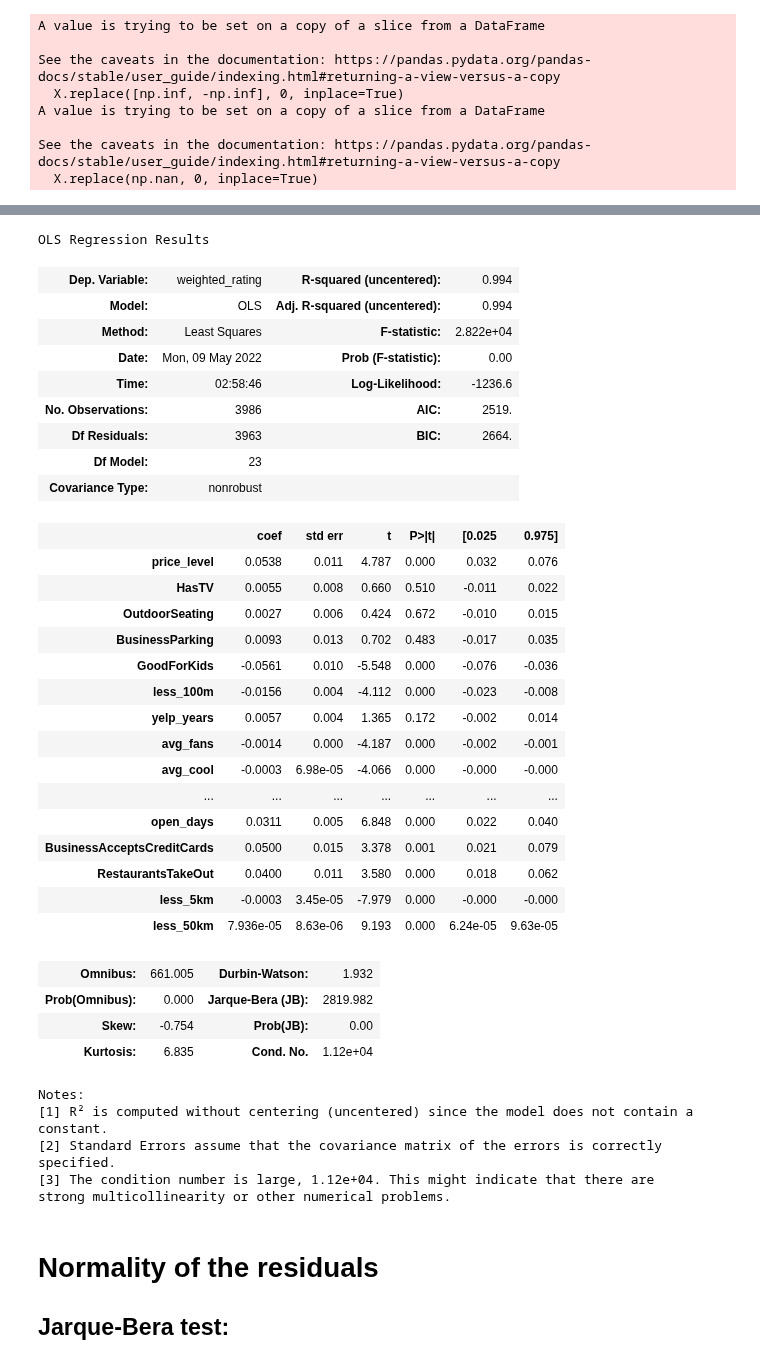
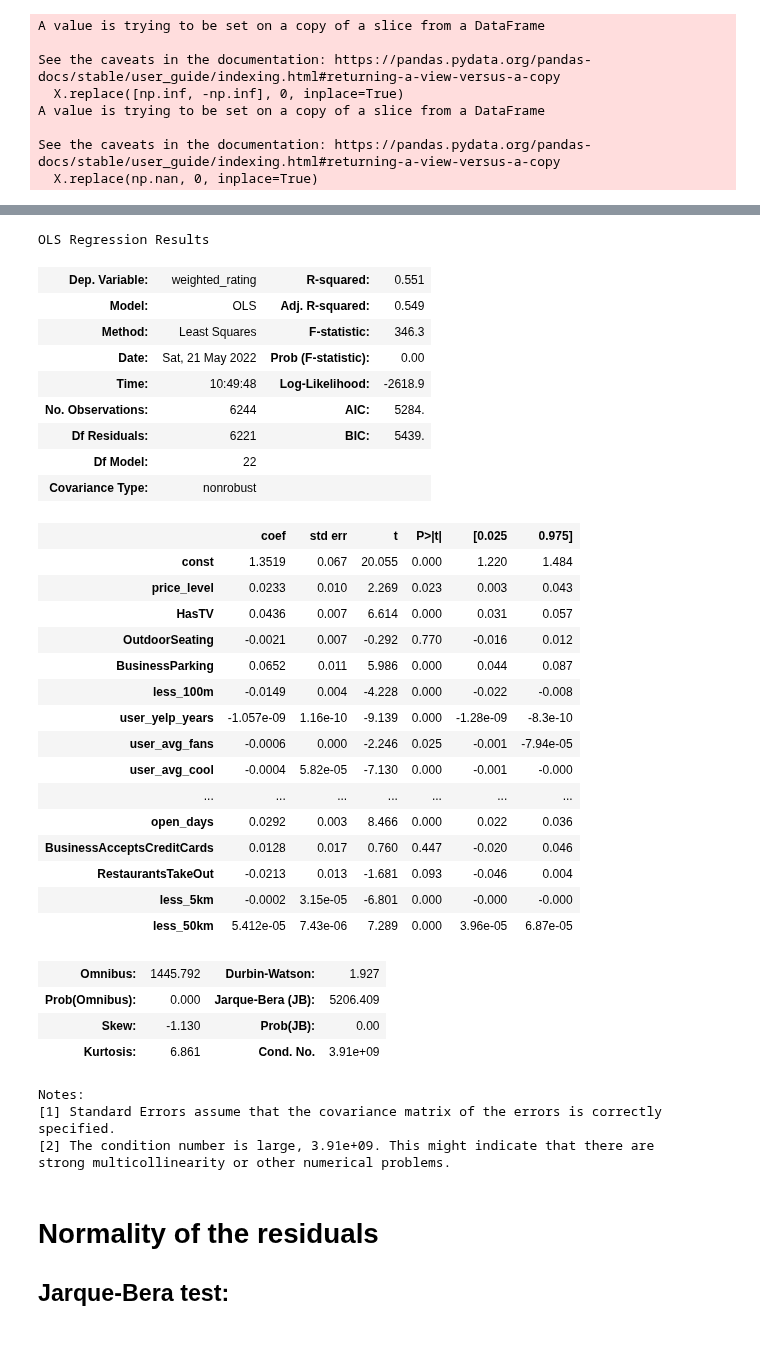
Before and after one commit to kaiwenh4/Stat170-Project, a Jupyter notebook: modeling/linear_regressive.ipynb, the cells around one changed output, grey strips where cells are left out. Saved outputs shown, nothing was run; the diff lists cells and outputs as text; code cells hidden in the pictures.

```diff
--- a/modeling/linear_regressive.ipynb
+++ b/modeling/linear_regressive.ipynb
@@ -50,4 +23,0 @@ df3
-# %%
-df3 = df3.groupby('business_id').mean()
-df = df.merge(df2.groupby('photo_id').sum(),left_on='business_id',right_index=True)
-df = df.merge(df3, on = 'business_id')
@@ -138,0 +26,4 @@ y = df[ 'weighted_rating']
+# %%
+for i in df.columns:
+    if df[i].dtype == object:
+        print(i, df[i].dtype)
@@ -139,5 +37,8 @@ y = df[ 'weighted_rating']
+# %%
+X = df.loc[:,~df.columns.isin(['weighted_rating','business_id','stars','review_count','rating','state_state','abbrev','code','full_state','review_id'])]
+y = df[ 'weighted_rating']
 # %%
-X['yelp_years'] = X['yelp_years'] / np.timedelta64(1, 'Y')
+# X['user_yelp_years'] = X['user_yelp_years'] / np.timedelta64(1, 'Y')
 for i in X.columns:
     if X[i].dtype == np.object:
         X[i] = pd.factorize(X[i])[0]
@@ -207,41 +96,41 @@ Notes:
 strong multicollinearity problems or that the design matrix is singular.
 # %%
-XT=X[['price_level','HasTV','OutdoorSeating','BusinessParking','GoodForKids','less_100m','yelp_years','avg_fans','avg_cool','avg_funny','avg_useful','avg_review_count','avg_stars','avg_review_cool','avg_review_funny','avg_review_useful','num_rating','open_hours','open_days','BusinessAcceptsCreditCards','RestaurantsTakeOut','less_5km','less_50km']]
+XT=X[['price_level','HasTV','OutdoorSeating','BusinessParking','less_100m','user_yelp_years','user_avg_fans','user_avg_cool','user_avg_funny','user_avg_useful','user_avg_review_count','user_avg_stars','avg_review_cool','avg_review_funny','avg_review_useful','num_rating','open_hours','open_days','BusinessAcceptsCreditCards','RestaurantsTakeOut','less_5km','less_50km']]
+XT =  sm.add_constant(XT)
 est2 = sm.OLS(y,XT,missing='drop').fit()
 est2.summary()
 # %% [output]
 OLS Regression Results
-| Dep. Variable: | weighted_rating | R-squared (uncentered): | 0.994 |
-| Model: | OLS | Adj. R-squared (uncentered): | 0.994 |
-| Method: | Least Squares | F-statistic: | 2.822e+04 |
-| Date: | Mon, 09 May 2022 | Prob (F-statistic): | 0.00 |
-| Time: | 02:58:46 | Log-Likelihood: | -1236.6 |
-| No. Observations: | 3986 | AIC: | 2519. |
-| Df Residuals: | 3963 | BIC: | 2664. |
-| Df Model: | 23 |  |  |
+| Dep. Variable: | weighted_rating | R-squared: | 0.551 |
+| Model: | OLS | Adj. R-squared: | 0.549 |
+| Method: | Least Squares | F-statistic: | 346.3 |
+| Date: | Sat, 21 May 2022 | Prob (F-statistic): | 0.00 |
+| Time: | 10:49:48 | Log-Likelihood: | -2618.9 |
+| No. Observations: | 6244 | AIC: | 5284. |
+| Df Residuals: | 6221 | BIC: | 5439. |
+| Df Model: | 22 |  |  |
 | Covariance Type: | nonrobust |  |  |
 |  | coef | std err | t | P>|t| | [0.025 | 0.975] |
-| price_level | 0.0538 | 0.011 | 4.787 | 0.000 | 0.032 | 0.076 |
-| HasTV | 0.0055 | 0.008 | 0.660 | 0.510 | -0.011 | 0.022 |
-| OutdoorSeating | 0.0027 | 0.006 | 0.424 | 0.672 | -0.010 | 0.015 |
-| BusinessParking | 0.0093 | 0.013 | 0.702 | 0.483 | -0.017 | 0.035 |
-| GoodForKids | -0.0561 | 0.010 | -5.548 | 0.000 | -0.076 | -0.036 |
-| less_100m | -0.0156 | 0.004 | -4.112 | 0.000 | -0.023 | -0.008 |
-| yelp_years | 0.0057 | 0.004 | 1.365 | 0.172 | -0.002 | 0.014 |
-| avg_fans | -0.0014 | 0.000 | -4.187 | 0.000 | -0.002 | -0.001 |
-| avg_cool | -0.0003 | 6.98e-05 | -4.066 | 0.000 | -0.000 | -0.000 |
+| const | 1.3519 | 0.067 | 20.055 | 0.000 | 1.220 | 1.484 |
+| price_level | 0.0233 | 0.010 | 2.269 | 0.023 | 0.003 | 0.043 |
+| HasTV | 0.0436 | 0.007 | 6.614 | 0.000 | 0.031 | 0.057 |
+| OutdoorSeating | -0.0021 | 0.007 | -0.292 | 0.770 | -0.016 | 0.012 |
+| BusinessParking | 0.0652 | 0.011 | 5.986 | 0.000 | 0.044 | 0.087 |
+| less_100m | -0.0149 | 0.004 | -4.228 | 0.000 | -0.022 | -0.008 |
+| user_yelp_years | -1.057e-09 | 1.16e-10 | -9.139 | 0.000 | -1.28e-09 | -8.3e-10 |
+| user_avg_fans | -0.0006 | 0.000 | -2.246 | 0.025 | -0.001 | -7.94e-05 |
+| user_avg_cool | -0.0004 | 5.82e-05 | -7.130 | 0.000 | -0.001 | -0.000 |
 | ... | ... | ... | ... | ... | ... | ... |
-| open_days | 0.0311 | 0.005 | 6.848 | 0.000 | 0.022 | 0.040 |
-| BusinessAcceptsCreditCards | 0.0500 | 0.015 | 3.378 | 0.001 | 0.021 | 0.079 |
-| RestaurantsTakeOut | 0.0400 | 0.011 | 3.580 | 0.000 | 0.018 | 0.062 |
-| less_5km | -0.0003 | 3.45e-05 | -7.979 | 0.000 | -0.000 | -0.000 |
-| less_50km | 7.936e-05 | 8.63e-06 | 9.193 | 0.000 | 6.24e-05 | 9.63e-05 |
+| open_days | 0.0292 | 0.003 | 8.466 | 0.000 | 0.022 | 0.036 |
+| BusinessAcceptsCreditCards | 0.0128 | 0.017 | 0.760 | 0.447 | -0.020 | 0.046 |
+| RestaurantsTakeOut | -0.0213 | 0.013 | -1.681 | 0.093 | -0.046 | 0.004 |
+| less_5km | -0.0002 | 3.15e-05 | -6.801 | 0.000 | -0.000 | -0.000 |
+| less_50km | 5.412e-05 | 7.43e-06 | 7.289 | 0.000 | 3.96e-05 | 6.87e-05 |
-| Omnibus: | 661.005 | Durbin-Watson: | 1.932 |
-| Prob(Omnibus): | 0.000 | Jarque-Bera (JB): | 2819.982 |
-| Skew: | -0.754 | Prob(JB): | 0.00 |
-| Kurtosis: | 6.835 | Cond. No. | 1.12e+04 |
+| Omnibus: | 1445.792 | Durbin-Watson: | 1.927 |
+| Prob(Omnibus): | 0.000 | Jarque-Bera (JB): | 5206.409 |
+| Skew: | -1.130 | Prob(JB): | 0.00 |
+| Kurtosis: | 6.861 | Cond. No. | 3.91e+09 |
 Notes:
-[1] R² is computed without centering (uncentered) since the model does not contain a constant.
-[2] Standard Errors assume that the covariance matrix of the errors is correctly specified.
-[3] The condition number is large, 1.12e+04. This might indicate that there are
+[1] Standard Errors assume that the covariance matrix of the errors is correctly specified.
+[2] The condition number is large, 3.91e+09. This might indicate that there are
 strong multicollinearity or other numerical problems.
```
Also changed, not shown: parts of 14 cells of this notebook.
